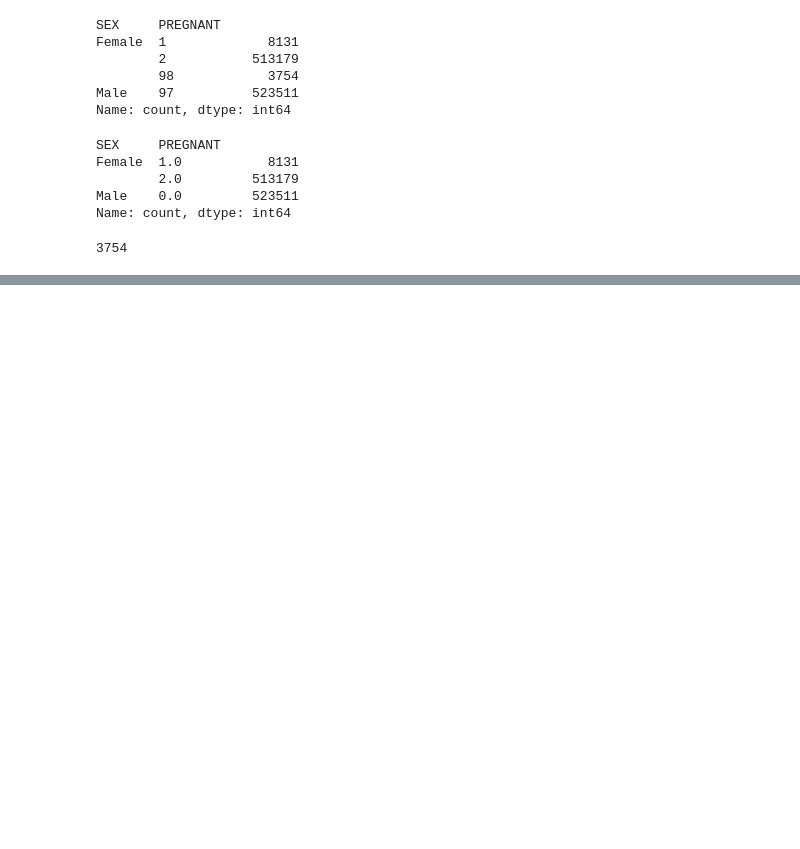
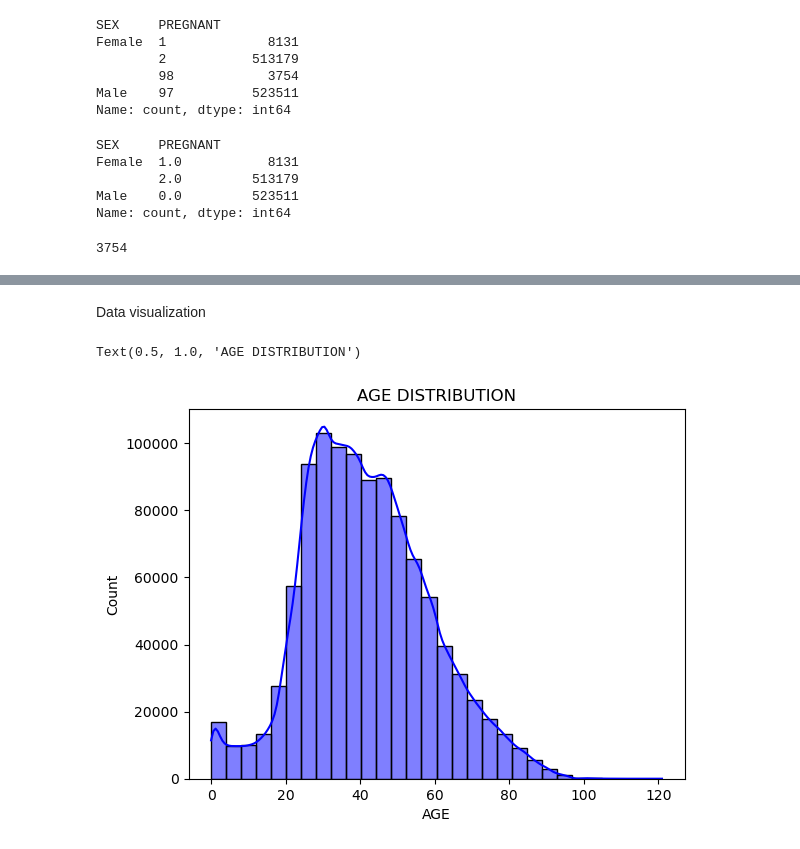
Before and after one commit to dzungnguyen21/Ml, a Jupyter notebook: ml.ipynb, the cells around one changed output, grey strips where cells are left out. Cells and saved outputs as stored; diff of their text form; code cells hidden in the pictures; blank space fills up the shorter version.

```diff
--- a/ml.ipynb
+++ b/ml.ipynb
@@ -208,0 +216,2 @@ df['ICU'].replace(2.0, 0, inplace=True)
+# %%
+df.PATIENT_TYPE.replace({1:'hospitaliezed', 0:'not hospitalized'}, inplace=True)
@@ -208,0 +235,2 @@ df['ICU'].replace(2.0, 0, inplace=True)
+# %%
+df.replace([97,98,99], np.nan, inplace=True)
@@ -208,0 +259,7 @@ df['ICU'].replace(2.0, 0, inplace=True)
+# %%
+for col in df.columns:
+   if df[col].isnull().sum() > 0:
+       fill_list = df[col].dropna()
+       df[col] = df[col].fillna(pd.Series(np.random.choice(fill_list , size = len(df.index))))
+# %%
+df.drop(columns=["INTUBED", "ICU"], inplace=True)
@@ -208,0 +289,2 @@ df['ICU'].replace(2.0, 0, inplace=True)
+# %% [markdown]
+Data visualization
@@ -208,0 +300,6 @@ df['ICU'].replace(2.0, 0, inplace=True)
+# %%
+sns.histplot(df['AGE'], kde=True, color='b', bins=30)
+plt.title('AGE DISTRIBUTION')
+# %% [output]
+Text(0.5, 1.0, 'AGE DISTRIBUTION')
+[figure, added]
```
Also changed, not shown: parts of 19 cells of this notebook.
